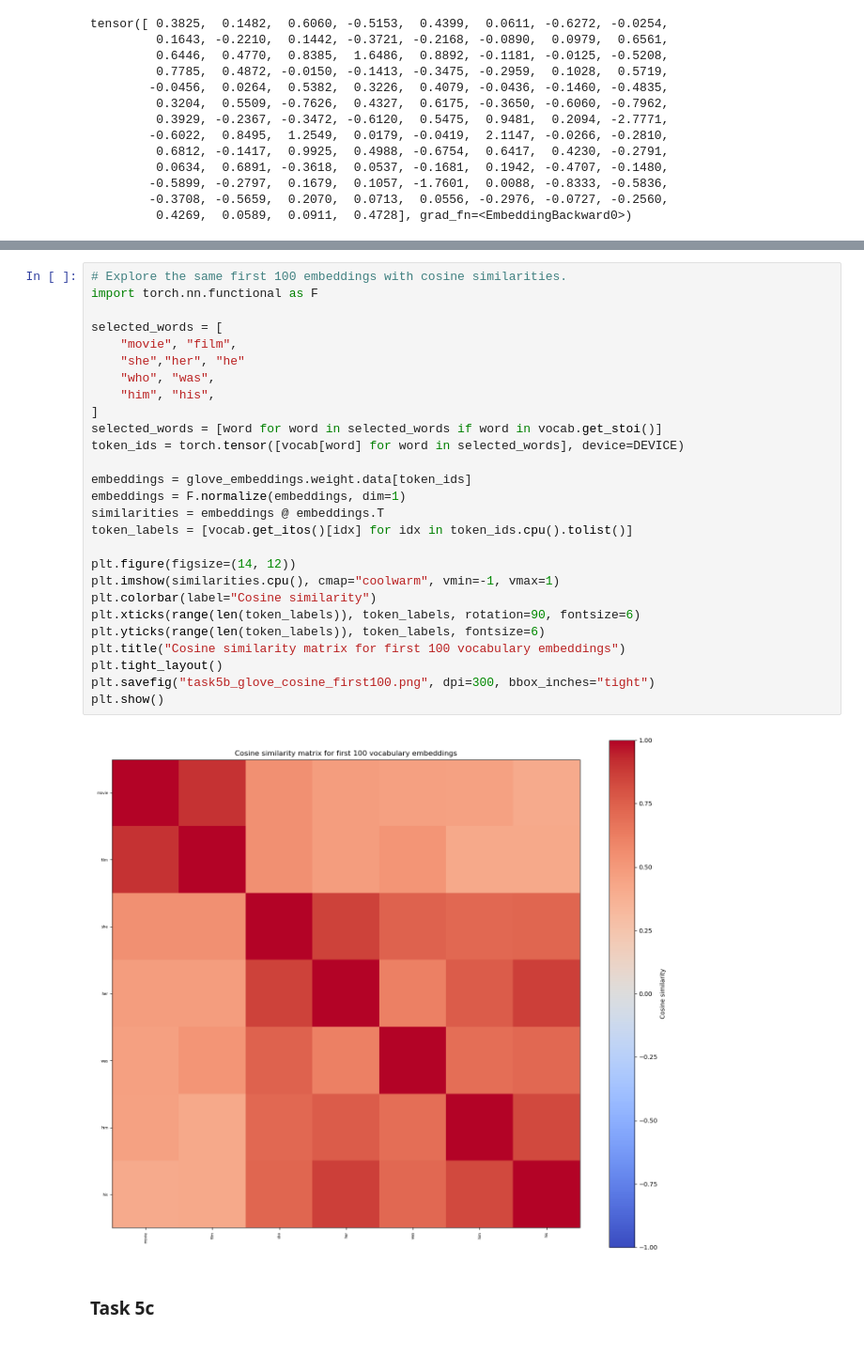
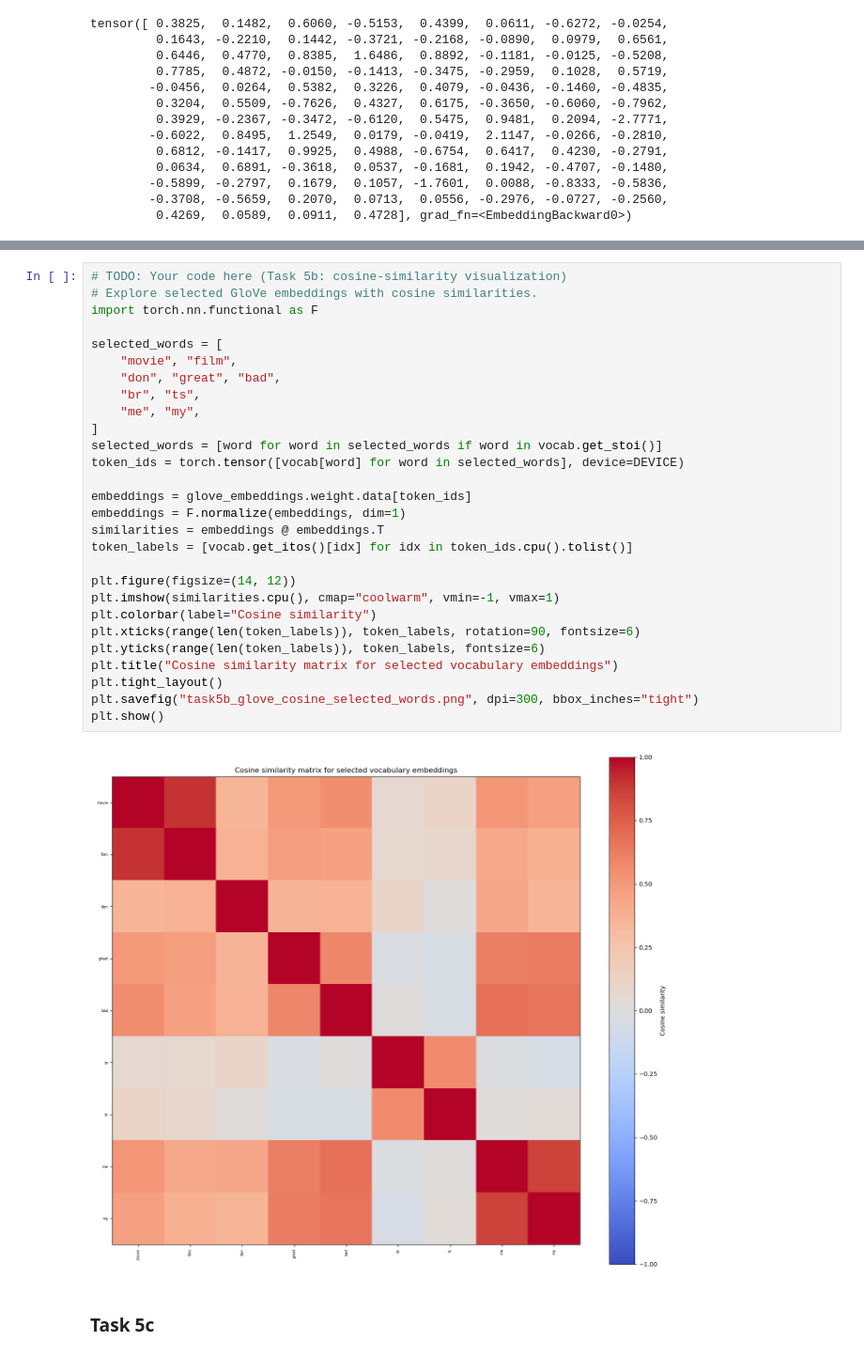
Before and after one commit to nghhai96/DL-Assignment, a Jupyter notebook: a03-rnn/python/a03_5.ipynb, the cells around one changed output, grey strips where cells are left out. Shown at 94% size. Saved outputs shown, nothing was run; the diff lists cells and outputs as text.

```diff
--- a/a03-rnn/python/a03_5.ipynb
+++ b/a03-rnn/python/a03_5.ipynb
@@ -79,32 +79,33 @@ plt.gcf().savefig("task5b_glove_tsne_first100_colored.png", dpi=300, bbox_inches
 # %%
-# Explore the same first 100 embeddings with cosine similarities.
+# TODO: Your code here (Task 5b: cosine-similarity visualization)
+# Explore selected GloVe embeddings with cosine similarities.
 import torch.nn.functional as F
 
 selected_words = [
     "movie", "film",
-    "she","her", "he"
-    "who", "was",
-    "him", "his",
+    "don", "great", "bad",
+    "br", "ts",
+    "me", "my",
 ]
 selected_words = [word for word in selected_words if word in vocab.get_stoi()]
 token_ids = torch.tensor([vocab[word] for word in selected_words], device=DEVICE)
 
 embeddings = glove_embeddings.weight.data[token_ids]
 embeddings = F.normalize(embeddings, dim=1)
 similarities = embeddings @ embeddings.T
 token_labels = [vocab.get_itos()[idx] for idx in token_ids.cpu().tolist()]
 
 plt.figure(figsize=(14, 12))
 plt.imshow(similarities.cpu(), cmap="coolwarm", vmin=-1, vmax=1)
 plt.colorbar(label="Cosine similarity")
 plt.xticks(range(len(token_labels)), token_labels, rotation=90, fontsize=6)
 plt.yticks(range(len(token_labels)), token_labels, fontsize=6)
-plt.title("Cosine similarity matrix for first 100 vocabulary embeddings")
+plt.title("Cosine similarity matrix for selected vocabulary embeddings")
 plt.tight_layout()
-plt.savefig("task5b_glove_cosine_first100.png", dpi=300, bbox_inches="tight")
+plt.savefig("task5b_glove_cosine_selected_words.png", dpi=300, bbox_inches="tight")
 plt.show()
 # %% [output]
-[figure, old version]
+[figure, new version]
 # %% [markdown]
 ### Task 5c
 # %%
```
Also changed, not shown: parts of 7 cells of this notebook, 11 other files.
